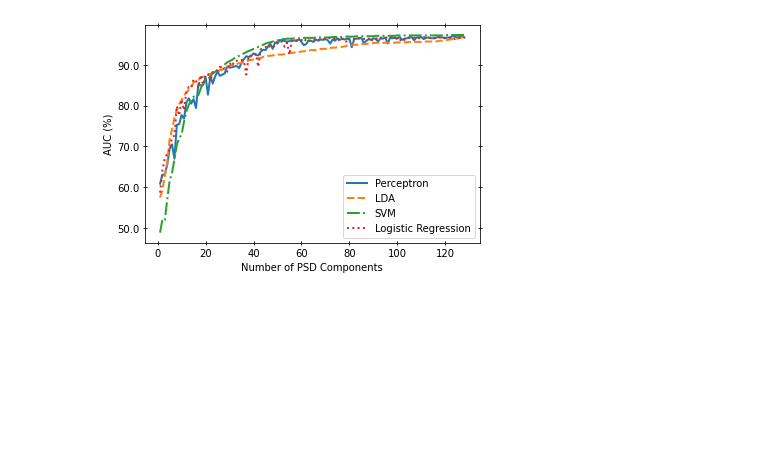
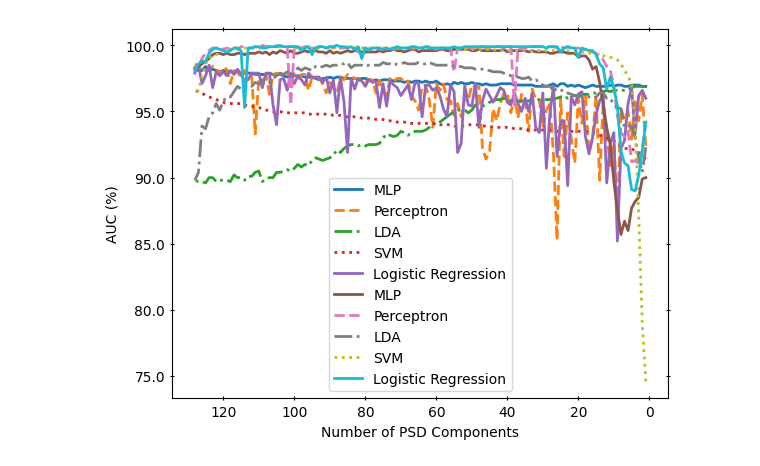
Before and after one commit to azukipan/emergencyBrakingEMG, a Jupyter notebook: code/Plots.ipynb, the cells around one changed output. Saved outputs shown, nothing was run; the diff lists cells and outputs as text; code cells hidden in the pictures; blank space fills up the shorter version.

Commit message:
Added plot generation

```diff
--- a/code/Plots.ipynb
+++ b/code/Plots.ipynb
@@ -4,36 +4,43 @@ from matplotlib.ticker import StrMethodFormatter
 
 #AUCplot = plt.figure()
 # %%
-modelOptions = ["Perceptron",
-                    "LDA",
-                    "SVM",
-                    "Logistic Regression"
-                   ]
+modelOptions = ["MLP",
+                "Perceptron",
+                "LDA",
+                "SVM",
+                "Logistic Regression"
+                ]
 
 lineStyles = ["-",
                 "--",
                 "-.",
-                ":"
+                ":",
+                "-"
                 ]
 
 x = list(range(1, 129))
 
-for selectedModel, lineStyle in zip(modelOptions, lineStyles):
-    #Read log file for AUCs and number of PSD components.
-    file = open("../results/{}_AUC.csv".format(selectedModel), "r")
-    data = file.readlines()
-    y = []
-    for line in data[2:]:
-        y.append(float(line.split(",")[1].split("\n")[0])*100)
-    plt.plot(x, y, label = selectedModel, linestyle = lineStyle, linewidth = 2)
-    plt.gca().yaxis.set_major_formatter(StrMethodFormatter('{x:,.1f}'))
-    plt.gca().yaxis.set_ticks_position('both')
-    plt.gca().xaxis.set_ticks_position('both')
-    plt.gca().tick_params(axis="both", direction="in", tickdir = "inout")
-    #plt.gca().tick_params(axis="x", direction="in", tickdir = "inout")
+dataAblationOrder = {#Specify order in which to successively remove PSD components based on frequency.
+        "High to low frequency":["highFreqtoLowFreq", 0],
+        "Low to high frequency":["lowFreqtoHighFreq", 1]
+    }
+plt.gca().invert_xaxis()
+plt.gca().yaxis.set_major_formatter(StrMethodFormatter('{x:,.1f}'))
+plt.gca().yaxis.set_ticks_position('both')
+plt.gca().xaxis.set_ticks_position('both')
+plt.gca().tick_params(axis="both", direction="in", tickdir = "inout")
+plt.ylabel("AUC (%)")
+plt.xlabel("Number of PSD Components")
+for order in dataAblationOrder:
+    for selectedModel, lineStyle in zip(modelOptions, lineStyles):
+        #Read log file for AUCs and number of PSD components.
+        file = open("../results_{}/{}_AUC.csv".format(dataAblationOrder[order][0],selectedModel), "r")
+        data = file.readlines()
+        y = []
+        for line in data[2:]:
+            y.append(float(line.split(",")[1].split("\n")[0])*100)
+        plt.plot(x, y, label = selectedModel, linestyle = lineStyle, linewidth = 2)
     plt.legend()
-    plt.ylabel("AUC (%)")
-    plt.xlabel("Number of PSD Components")
-    plt.savefig("../results/AUC")
+    plt.savefig("../results_{}/AUC_{}".format(dataAblationOrder[order][0], dataAblationOrder[order][0]))
 # %% [output]
-[figure, old version]
+[figure, new version]
```
Also changed, not shown: 2 other files.
